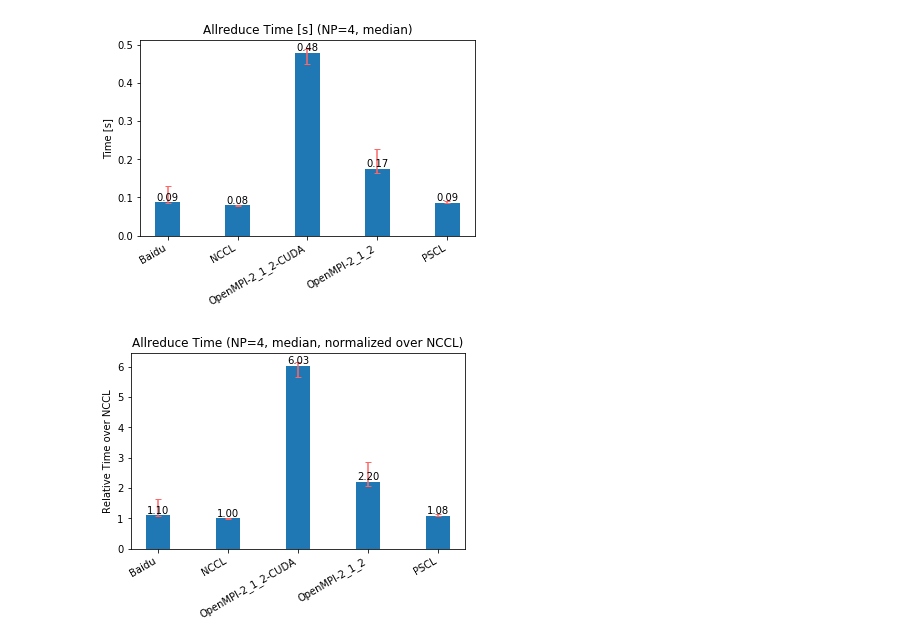
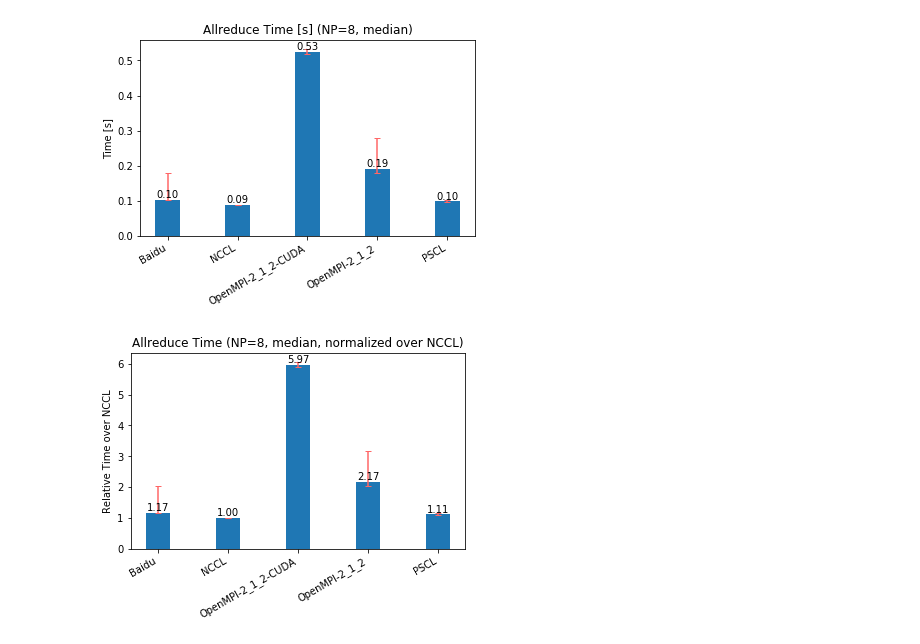
Before and after one commit to keisukefukuda/allreduce-bench, a Jupyter notebook: Allreduce-bench.ipynb, the cells around one changed output. Drawn from its saved outputs; the diff is of its cells as text; code cells hidden in the pictures.

Commit message:
Updated  graph

```diff
--- a/Allreduce-bench.ipynb
+++ b/Allreduce-bench.ipynb
@@ -6,7 +6,7 @@ import re
 import matplotlib.pyplot as plt
 import numpy as np
 # %%
-def parse_file(f, func=np.mean):
+def parse_file(f):
     with open(f) as fd:
         lines = fd.readlines()
         vals = [float(ln.split(',')[1]) for ln in lines if len(ln) > 0]
@@ -30,14 +30,14 @@ def autolabel(rects):
                 ha='center', va='bottom')
 # %%
 # result directory
-files = !find build/20180607-1622/ -type f
+files = !find build/20180608-01/ -type f
 files = sorted(files)
 
 # size
 target_size = "268435456"
 
 # NP
-target_np = "4"
+target_np = "8"
 
 # "median" or "mean"
 mode="median"
@@ -52,7 +52,7 @@ target_names = [re.search(r'/(.*)-size', f).group(1)
 target_names = [os.path.basename(t) for t in target_names]
 
 # print("targets = {}".format(target_names))
-vals = [parse_file(f, agg_func) for f in files]
+vals = [parse_file(f) for f in files]
 
 if mode == "median":
     vals2 = [v[1] for v in vals] # median
@@ -72,32 +72,32 @@ rects1 = ax.bar(ind, vals2, width, yerr=vals_err, capsize=3, ecolor='#FF6666')
 
 # ax.set_xlabel('Library')
 ax.set_ylabel('Time [s]')
 ax.set_xticks(ind)
 ax.set_xticklabels(target_names)
 ax.set_title('Allreduce Time [s] (NP={}, {})'.format(target_np, mode))
 
 # NCCL-normalized
 nccl_ind = target_names.index('NCCL')
 nccl_time = vals2[nccl_ind]
 rel_time = np.array(vals2) / nccl_time
 rel_err = vals_err / nccl_time
 autolabel(rects1)
 fig.autofmt_xdate()
 
 fig, ax = plt.subplots()
 ind = np.arange(len(rel_time)) + 1
 rects2 = ax.bar(ind, rel_time, width, yerr=rel_err, capsize=3, ecolor='#FF6666')
 
 ax.set_title('Allreduce Time (NP={}, {}, normalized over NCCL)'.format(target_np, mode))
 #ax.set_xlabel('Library')
 ax.set_ylabel('Relative Time over NCCL')
 ax.set_xticks(ind)
 ax.set_xticklabels(target_names)
 
 autolabel(rects2)
 fig.autofmt_xdate()
 
 plt.show()
 # %% [output]
-[figure, old version]
+[figure, new version]
-[figure, old version]
+[figure, new version]
```
Also changed, not shown: parts of 2 cells of this notebook.
